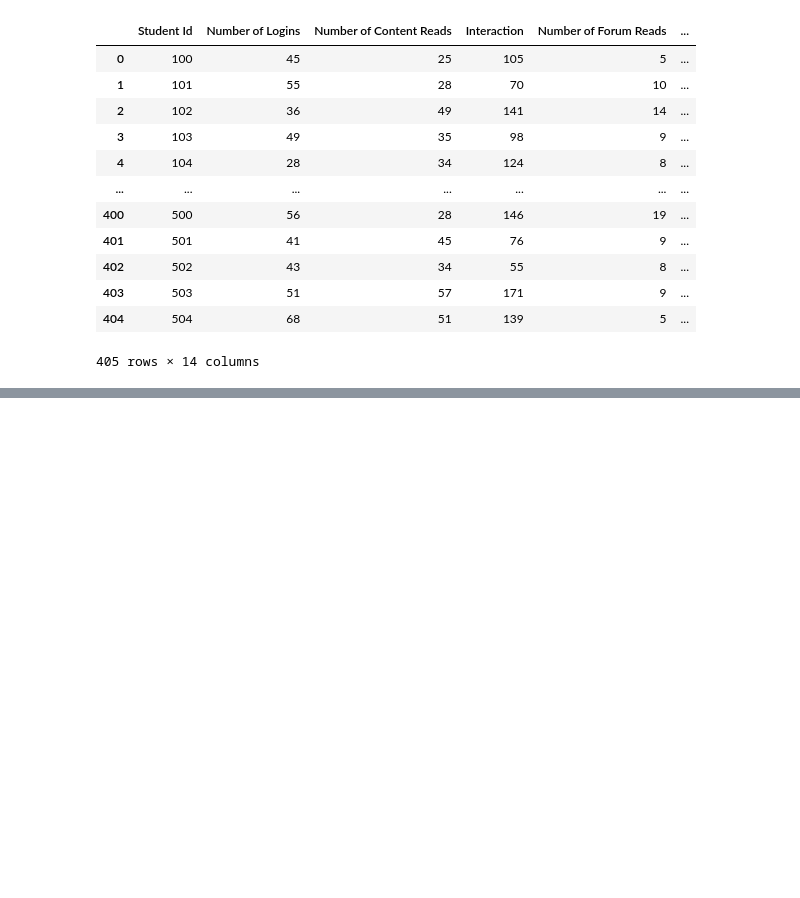
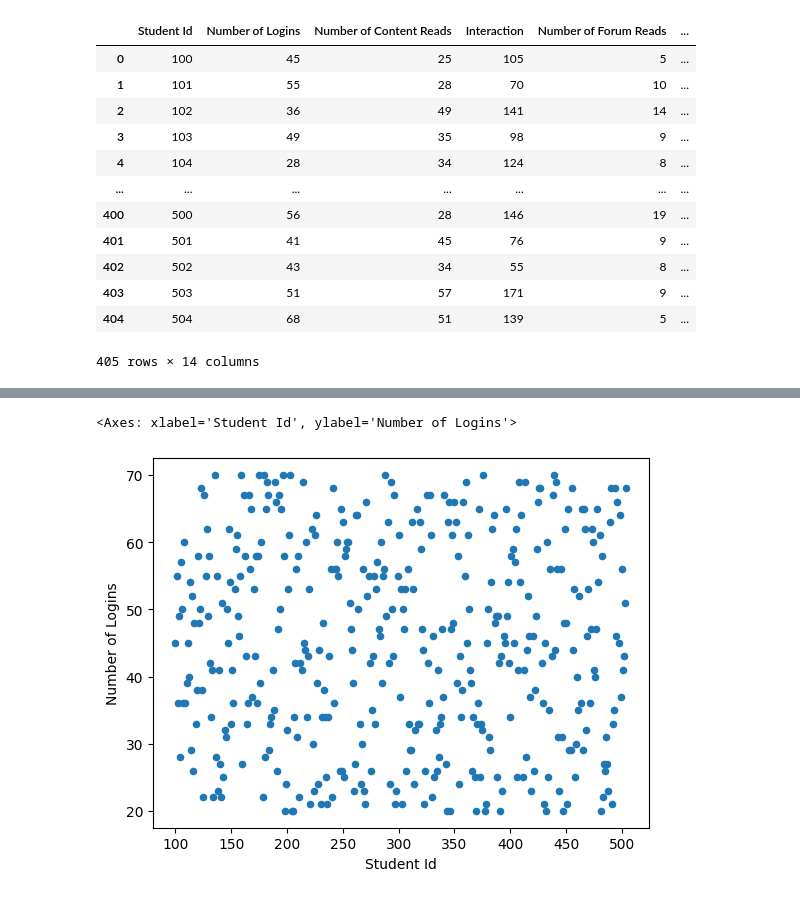
Before and after one commit to ganesh-ya12/AI-based-IT-training-system, a Jupyter notebook: colab.ipynb, the cells around one changed output, grey strips where cells are left out. Cells and saved outputs as stored; diff of their text form; code cells hidden in the pictures; blank space fills up the shorter version.

```diff
--- a/colab.ipynb
+++ b/colab.ipynb
@@ -28,0 +25,5 @@ df
+# %%
+df[["Student Id","Number of Logins"]].plot(kind="scatter",x="Student Id",y="Number of Logins")
+# %% [output]
+<Axes: xlabel='Student Id', ylabel='Number of Logins'>
+[figure, added]
```
Also changed, not shown: parts of 1 cell of this notebook, 1 other file.
